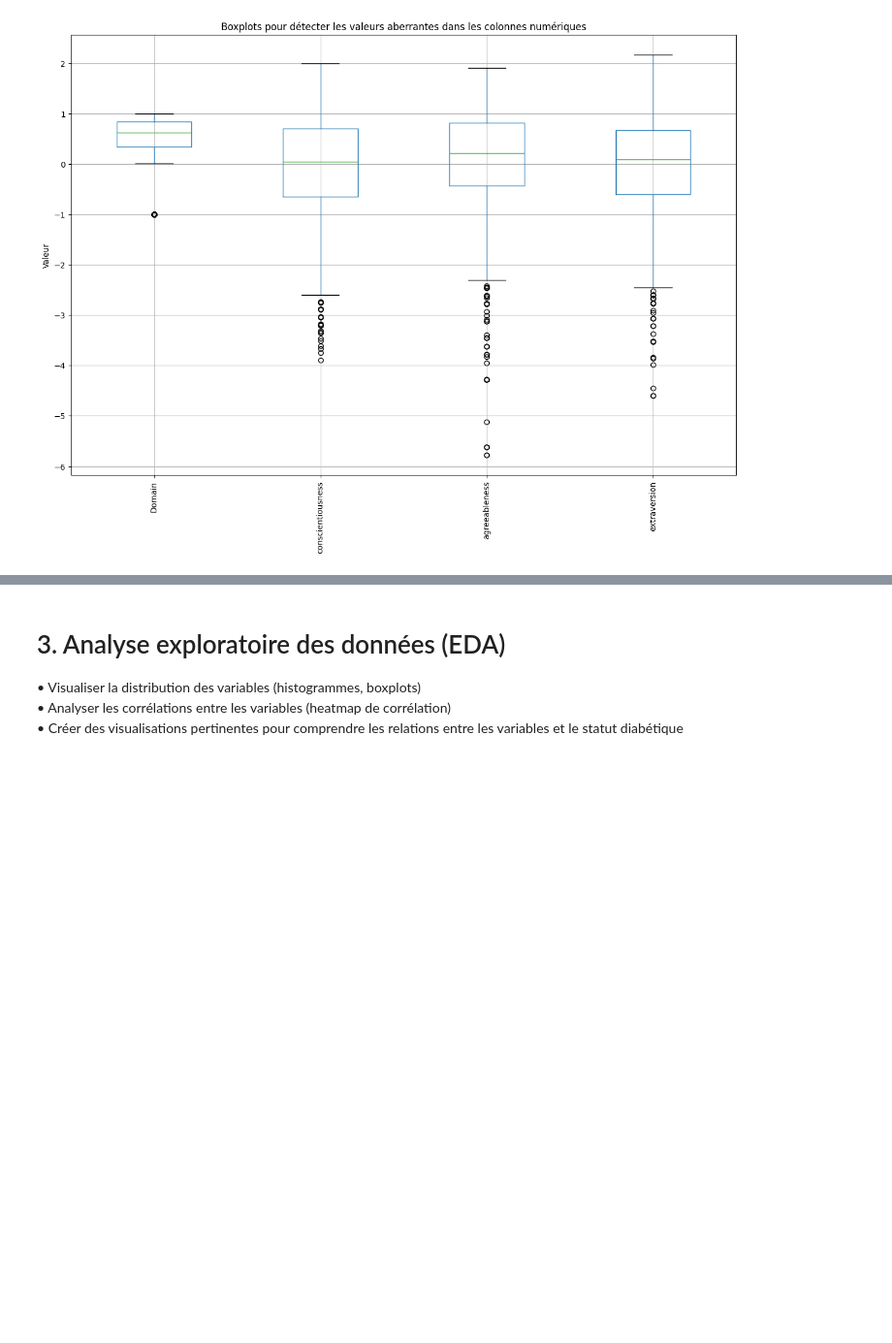
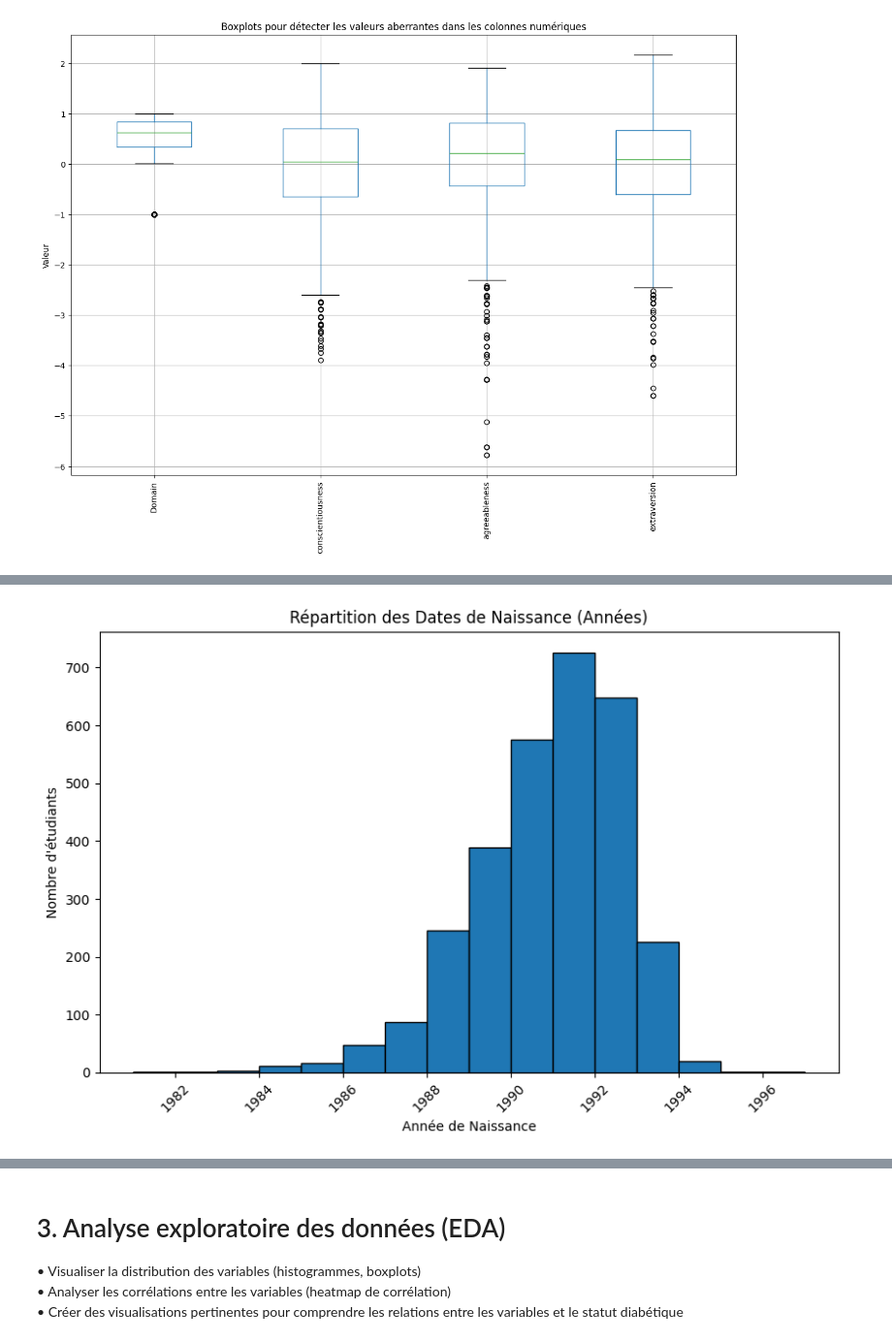
Before and after one commit to MGentieu/Projet_python_data, a Jupyter notebook: Notebook_projet.ipynb, the cells around one changed output, grey strips where cells are left out. Shown at 97% size. Cells and saved outputs as stored; diff of their text form; code cells hidden in the pictures; blank space fills up the shorter version.

```diff
--- a/Notebook_projet.ipynb
+++ b/Notebook_projet.ipynb
@@ -125,0 +209,18 @@ plt.show()
+# %%
+# Convertir la colonne DOB en type datetime si ce n'est pas déjà fait
+df['DOB'] = pd.to_datetime(df['DOB'], errors='coerce')
+
+# Extraire l'année de naissance pour simplifier l'affichage
+df['YearOfBirth'] = df['DOB'].dt.year
+
+# Créer l'histogramme pour visualiser la répartition des années de naissance
+plt.figure(figsize=(10, 6))
+plt.hist(df['YearOfBirth'].dropna(), bins=range(int(df['YearOfBirth'].min()), int(df['YearOfBirth'].max()) + 1), edgecolor='black')
+plt.xlabel("Année de Naissance")
+plt.ylabel("Nombre d'étudiants")
+plt.title("Répartition des Dates de Naissance (Années)")
+plt.xticks(rotation=45)
+
+plt.show()
+# %% [output]
+[figure, added]
```
Also changed, not shown: parts of 8 cells of this notebook.
